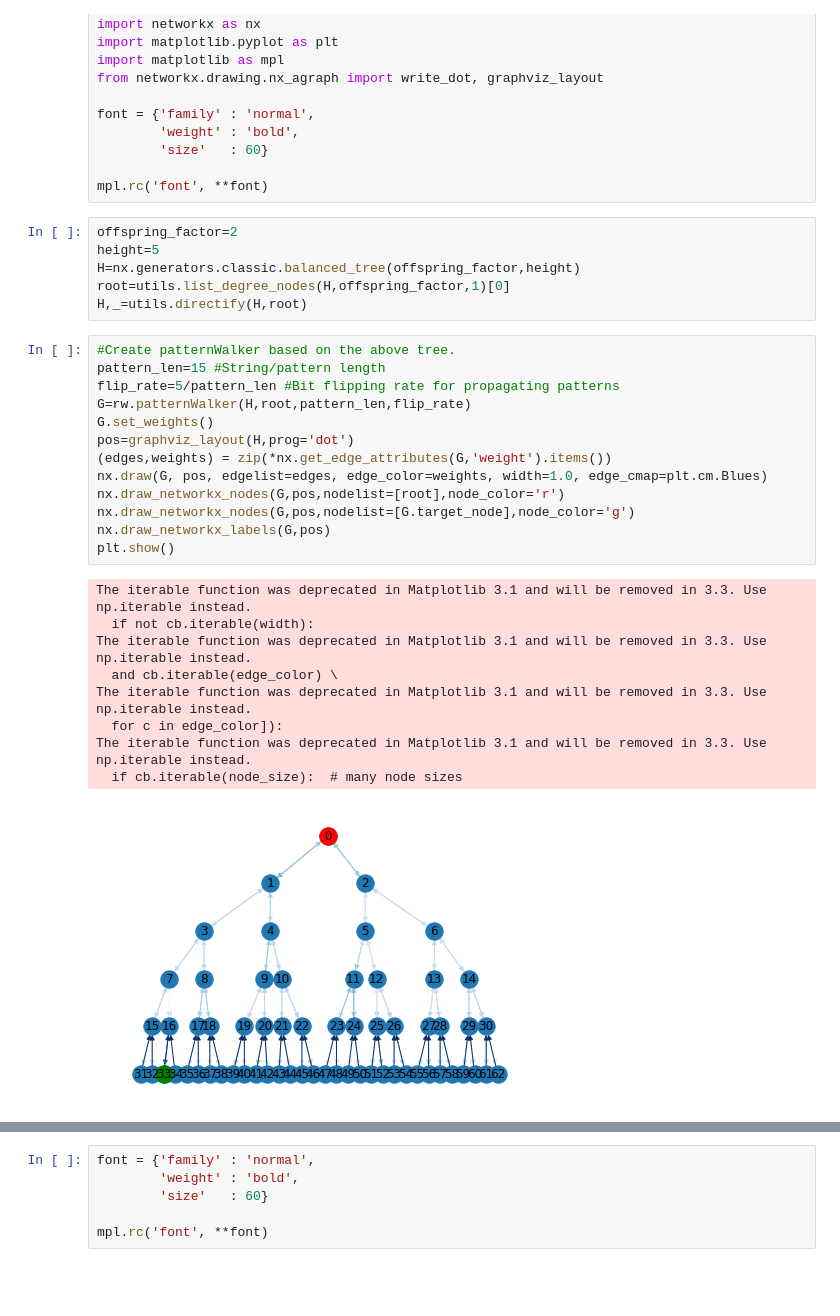
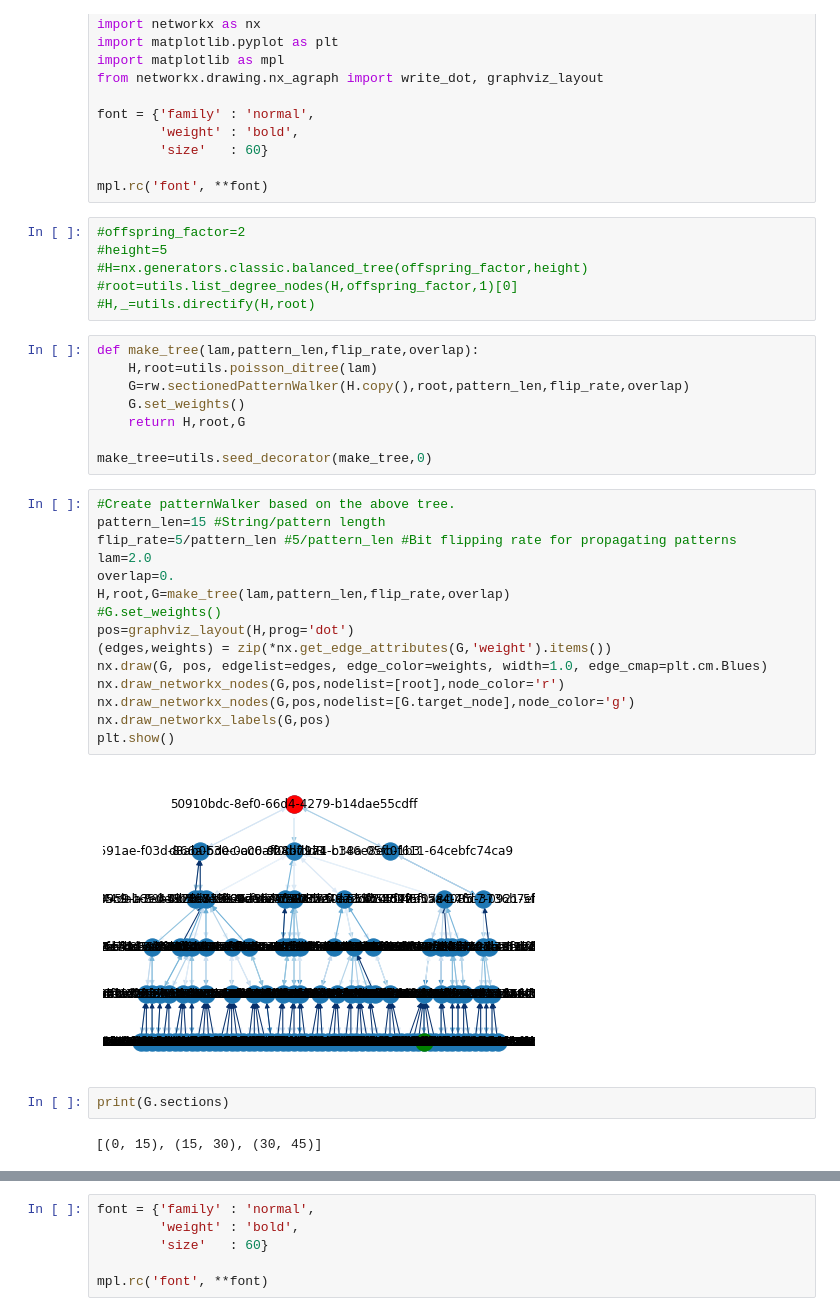
Before and after one commit to YPFoerster/pattern_walker, a Jupyter notebook: distance_measures.ipynb, the cells around one changed output, grey strips where cells are left out. Cells and saved outputs as stored; diff of their text form; blank space fills up the shorter version.

```diff
--- a/distance_measures.ipynb
+++ b/distance_measures.ipynb
@@ -16,34 +16,40 @@ font = {'family' : 'normal',
 
 mpl.rc('font', **font)
 # %%
-offspring_factor=2
-height=5
-H=nx.generators.classic.balanced_tree(offspring_factor,height)
-root=utils.list_degree_nodes(H,offspring_factor,1)[0]
-H,_=utils.directify(H,root)
+#offspring_factor=2
+#height=5
+#H=nx.generators.classic.balanced_tree(offspring_factor,height)
+#root=utils.list_degree_nodes(H,offspring_factor,1)[0]
+#H,_=utils.directify(H,root)
+# %%
+def make_tree(lam,pattern_len,flip_rate,overlap):
+    H,root=utils.poisson_ditree(lam)
+    G=rw.sectionedPatternWalker(H.copy(),root,pattern_len,flip_rate,overlap)
+    G.set_weights()
+    return H,root,G
+
+make_tree=utils.seed_decorator(make_tree,0)
 # %%
 #Create patternWalker based on the above tree.
 pattern_len=15 #String/pattern length
-flip_rate=5/pattern_len #Bit flipping rate for propagating patterns
-G=rw.patternWalker(H,root,pattern_len,flip_rate)
-G.set_weights()
+flip_rate=5/pattern_len #5/pattern_len #Bit flipping rate for propagating patterns
+lam=2.0
+overlap=0.
+H,root,G=make_tree(lam,pattern_len,flip_rate,overlap)
+#G.set_weights()
 pos=graphviz_layout(H,prog='dot')
 (edges,weights) = zip(*nx.get_edge_attributes(G,'weight').items())
 nx.draw(G, pos, edgelist=edges, edge_color=weights, width=1.0, edge_cmap=plt.cm.Blues)
 nx.draw_networkx_nodes(G,pos,nodelist=[root],node_color='r')
 nx.draw_networkx_nodes(G,pos,nodelist=[G.target_node],node_color='g')
 nx.draw_networkx_labels(G,pos)
 plt.show()
 # %% [output]
-The iterable function was deprecated in Matplotlib 3.1 and will be removed in 3.3. Use np.iterable instead.
-  if not cb.iterable(width):
-The iterable function was deprecated in Matplotlib 3.1 and will be removed in 3.3. Use np.iterable instead.
-  and cb.iterable(edge_color) \
-The iterable function was deprecated in Matplotlib 3.1 and will be removed in 3.3. Use np.iterable instead.
-  for c in edge_color]):
-The iterable function was deprecated in Matplotlib 3.1 and will be removed in 3.3. Use np.iterable instead.
-  if cb.iterable(node_size):  # many node sizes
-[figure, old version]
+[figure, new version]
+# %%
+print(G.sections)
+# %% [output]
+[(0, 15), (15, 30), (30, 45)]
 # %%
 print('Number of duplicate strings/Number of strings:', G.num_pattern_duplicates(),'/',len(G))
 print('target node:', G.target_node)
```
Also changed, not shown: parts of 12 cells of this notebook, 2 other files.
